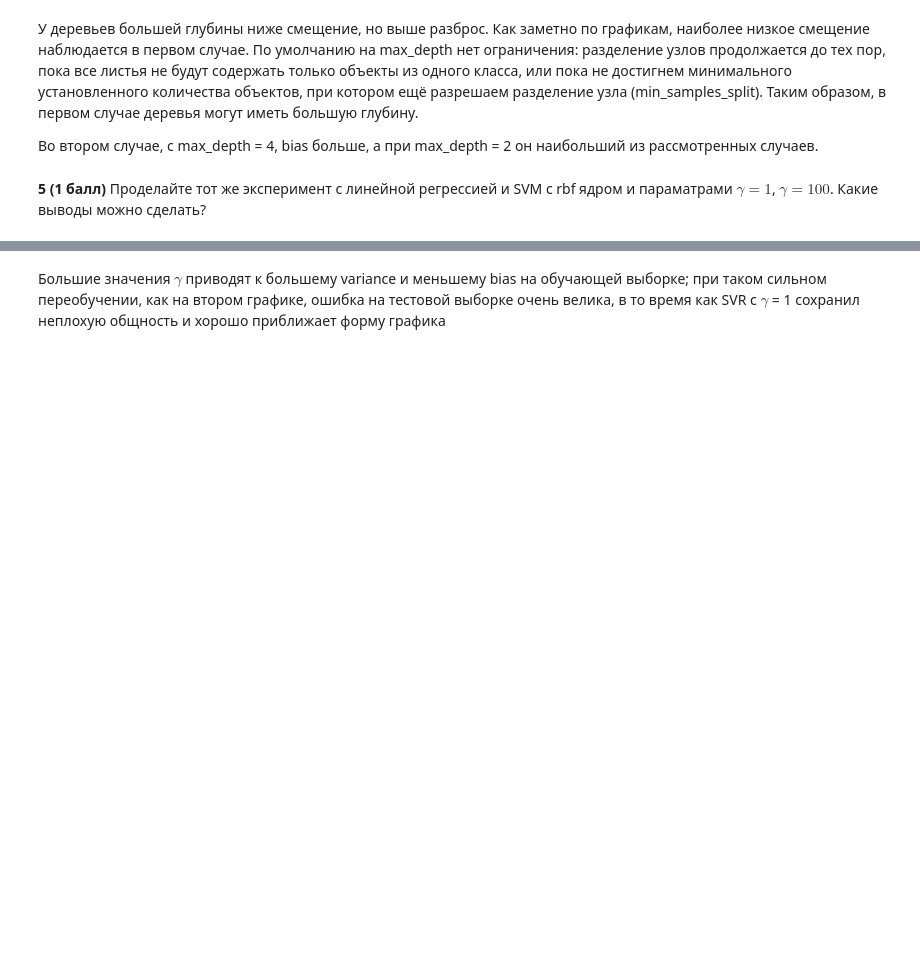
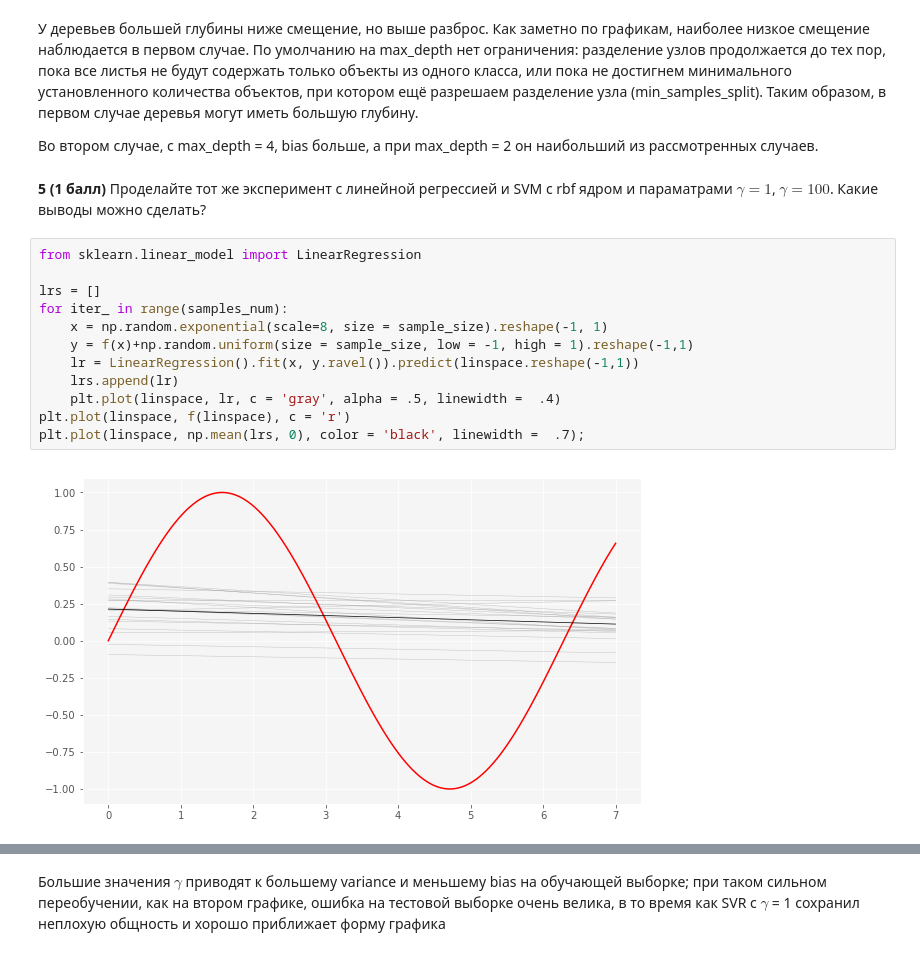
Before and after one commit to nichitagherman/ML_Eco_2017, a Jupyter notebook: hw_04/hw04-GolovinaMS.ipynb, the cells around one changed output, grey strips where cells are left out. Saved outputs shown, nothing was run; the diff lists cells and outputs as text; blank space fills up the shorter version.

```diff
--- a/hw_04/hw04-GolovinaMS.ipynb
+++ b/hw_04/hw04-GolovinaMS.ipynb
@@ -124,6 +124,20 @@ plt.plot(linspace, np.mean(dtrees, 0), color = 'black', linewidth =  .7);
 # %% [markdown]
 __5 (1 балл)__
 Проделайте тот же эксперимент с линейной регрессией и SVM с rbf ядром и параматрами $\gamma = 1$, $\gamma = 100$. Какие выводы можно сделать?
+# %%
+from sklearn.linear_model import LinearRegression
+
+lrs = []
+for iter_ in range(samples_num):
+    x = np.random.exponential(scale=8, size = sample_size).reshape(-1, 1)
+    y = f(x)+np.random.uniform(size = sample_size, low = -1, high = 1).reshape(-1,1)
+    lr = LinearRegression().fit(x, y.ravel()).predict(linspace.reshape(-1,1))
+    lrs.append(lr)
+    plt.plot(linspace, lr, c = 'gray', alpha = .5, linewidth =  .4)
+plt.plot(linspace, f(linspace), c = 'r')
+plt.plot(linspace, np.mean(lrs, 0), color = 'black', linewidth =  .7);
+# %% [output]
+[figure, added]
 # %%
 from sklearn.svm import SVR
 
```
Also changed, not shown: parts of 31 cells of this notebook.
